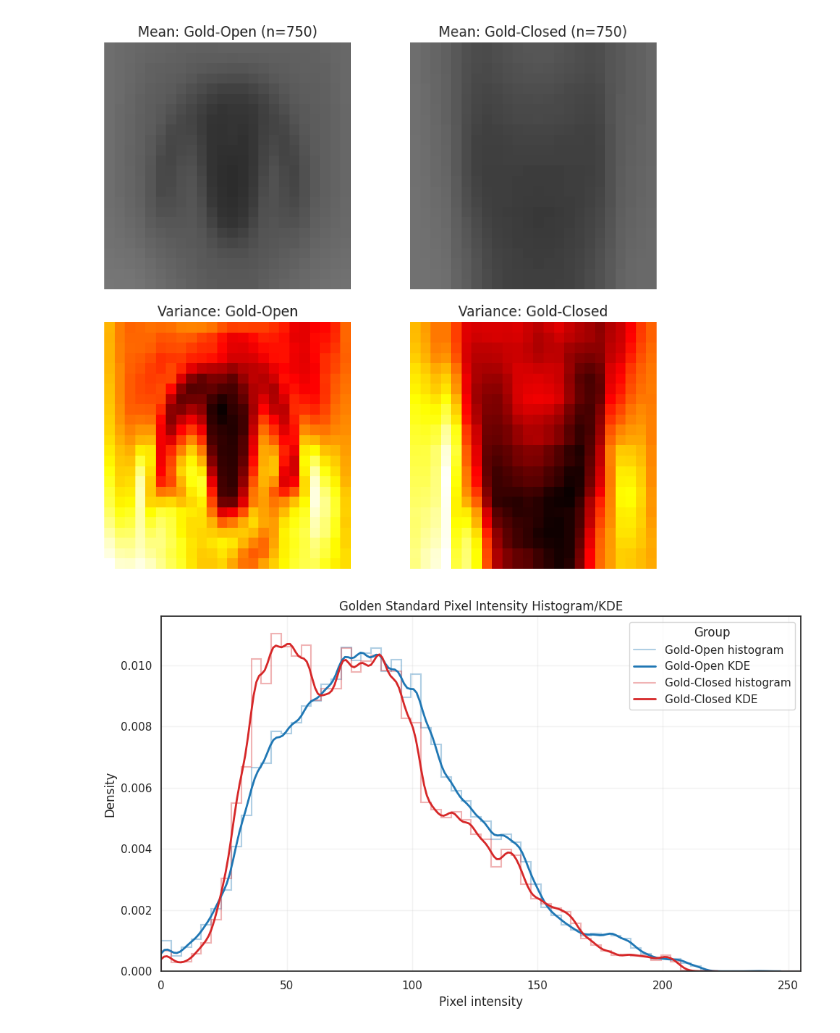
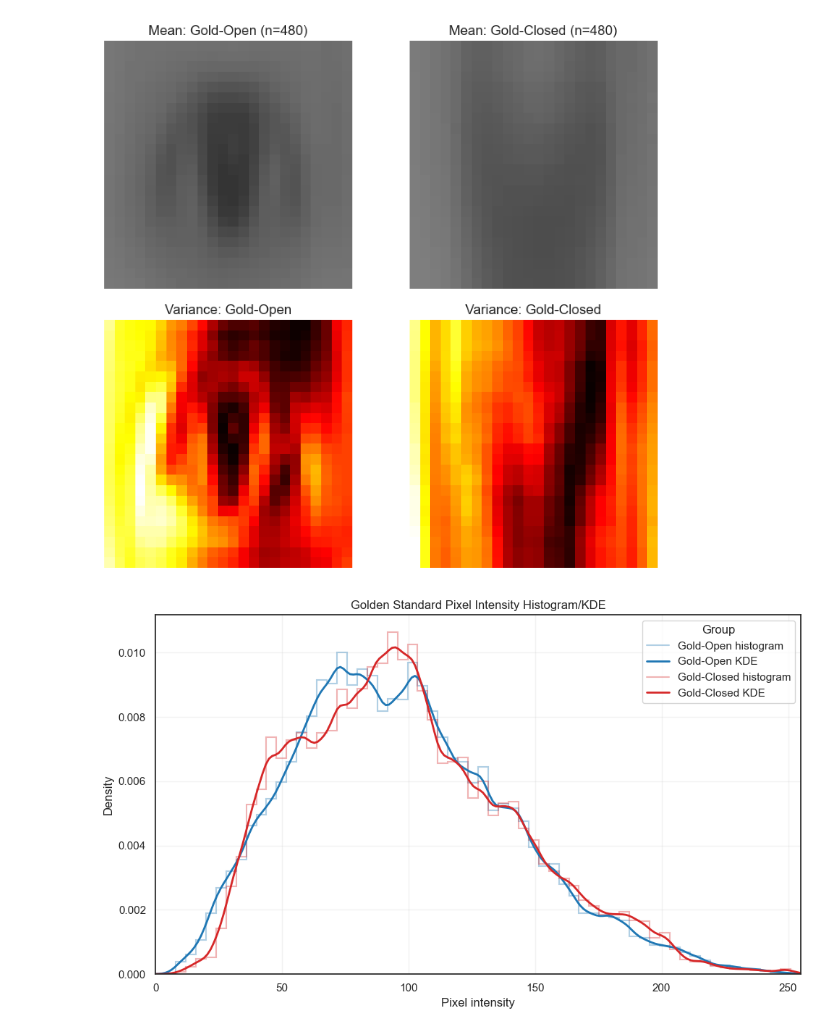
Before and after one commit to ndhoang2310/DAP_GR3_SUM26, a Jupyter notebook: notebooks/Image_EDA_Nguyen.ipynb, the cells around one changed output. Cells and saved outputs as stored; diff of their text form; code cells hidden in the pictures.

```diff
--- a/notebooks/Image_EDA_Nguyen.ipynb
+++ b/notebooks/Image_EDA_Nguyen.ipynb
@@ -19,8 +19,8 @@ PROJECT_ROOT = Path.cwd().resolve()
 if PROJECT_ROOT.name == 'notebooks':
     PROJECT_ROOT = PROJECT_ROOT.parent
 
-DATA_DIR = PROJECT_ROOT / 'dataset_phase2' / 'dataset_master'
-METADATA_PATH = DATA_DIR / 'metadata.csv'
+DATA_DIR = PROJECT_ROOT / 'dataset_master'
+METADATA_PATH = DATA_DIR / 'metadata_master.csv'
 IMAGE_SIZE = (24, 24)
 # %%
 metadata = pd.read_csv(METADATA_PATH)
@@ -30,7 +30,7 @@ def get_image_paths(contributor_group, target_class):
     target = target_class.lower()
     group = contributor_group.lower()
 
-    df = df[df['final_label'].str.lower() == target]
+    df = df[df['label'].str.lower() == target]
     m05_mask = df['contributor'].fillna('').str.contains(r'\bM0?5\b', case=False, regex=True)
 
     if group == 'm05':
@@ -181,7 +181,7 @@ plt.show()
 import re
 
 GOLD_RANDOM_STATE = 2026
-GOLD_SAMPLE_SIZE = 125
+GOLD_SAMPLE_SIZE = 80
 GOLD_MEMBERS = [f'M{member_number:02d}' for member_number in range(1, 7)]
 GOLD_CLASSES = ['open', 'closed']
 
@@ -226,7 +226,7 @@ def resolve_gold_image_path(image_path):
 
 gold_metadata = metadata.copy()
 gold_metadata['gold_member'] = gold_metadata['contributor'].apply(identify_gold_member)
-gold_metadata['gold_class'] = gold_metadata['final_label'].fillna('').astype(str).str.strip().str.lower()
+gold_metadata['gold_class'] = gold_metadata['label'].fillna('').astype(str).str.strip().str.lower()
 gold_metadata = gold_metadata[
     gold_metadata['gold_member'].isin(GOLD_MEMBERS)
     & gold_metadata['gold_class'].isin(GOLD_CLASSES)
@@ -264,7 +264,7 @@ gold_counts = gold_sample.pivot_table(
 gold_group_counts = gold_sample['gold_group'].value_counts().sort_index()
 
 assert (gold_counts == GOLD_SAMPLE_SIZE).all().all()
-assert gold_group_counts.to_dict() == {'Gold-Closed': 750, 'Gold-Open': 750}
+assert gold_group_counts.to_dict() == {'Gold-Closed': 480, 'Gold-Open': 480}
 
 
 def load_gold_image_stack(image_paths, target_size=IMAGE_SIZE):
@@ -330,35 +330,35 @@ for group_label in gold_group_order:
     pixels = gold_pixel_distributions[group_label]
     ax.stairs(
         histogram['density'],
         histogram['edges'],
         color=gold_colors[group_label],
         alpha=0.35,
         linewidth=1.5,
         label=f'{group_label} histogram',
     )
 
     sns.kdeplot(
         x=pixels,
         ax=ax,
         label=f'{group_label} KDE',
         color=gold_colors[group_label],
         clip=(0, 255),
         bw_adjust=0.8,
         linewidth=2,
         warn_singular=False,
     )
 
 ax.set_title('Golden Standard Pixel Intensity Histogram/KDE')
 ax.set_xlabel('Pixel intensity')
 ax.set_ylabel('Density')
 ax.set_xlim(0, 255)
 ax.legend(title='Group')
 ax.grid(alpha=0.25)
 plt.tight_layout()
 plt.show()
 # %% [output]
-[figure, old version]
+[figure, new version]
-[figure, old version]
+[figure, new version]
 # %%
 # HOG Parameter Tuning
 from skimage import exposure
```
Also changed, not shown: parts of 4 cells of this notebook, 3 other files.
